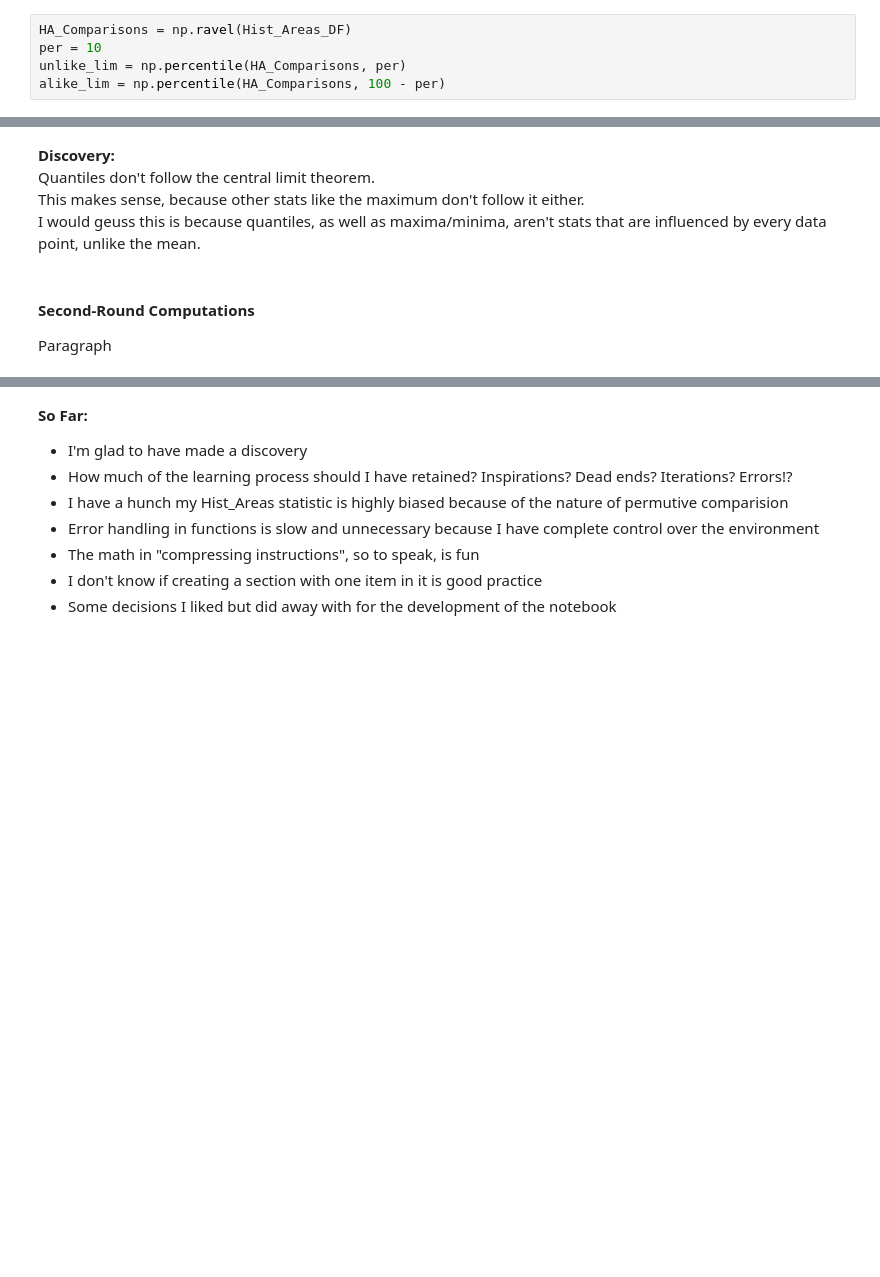
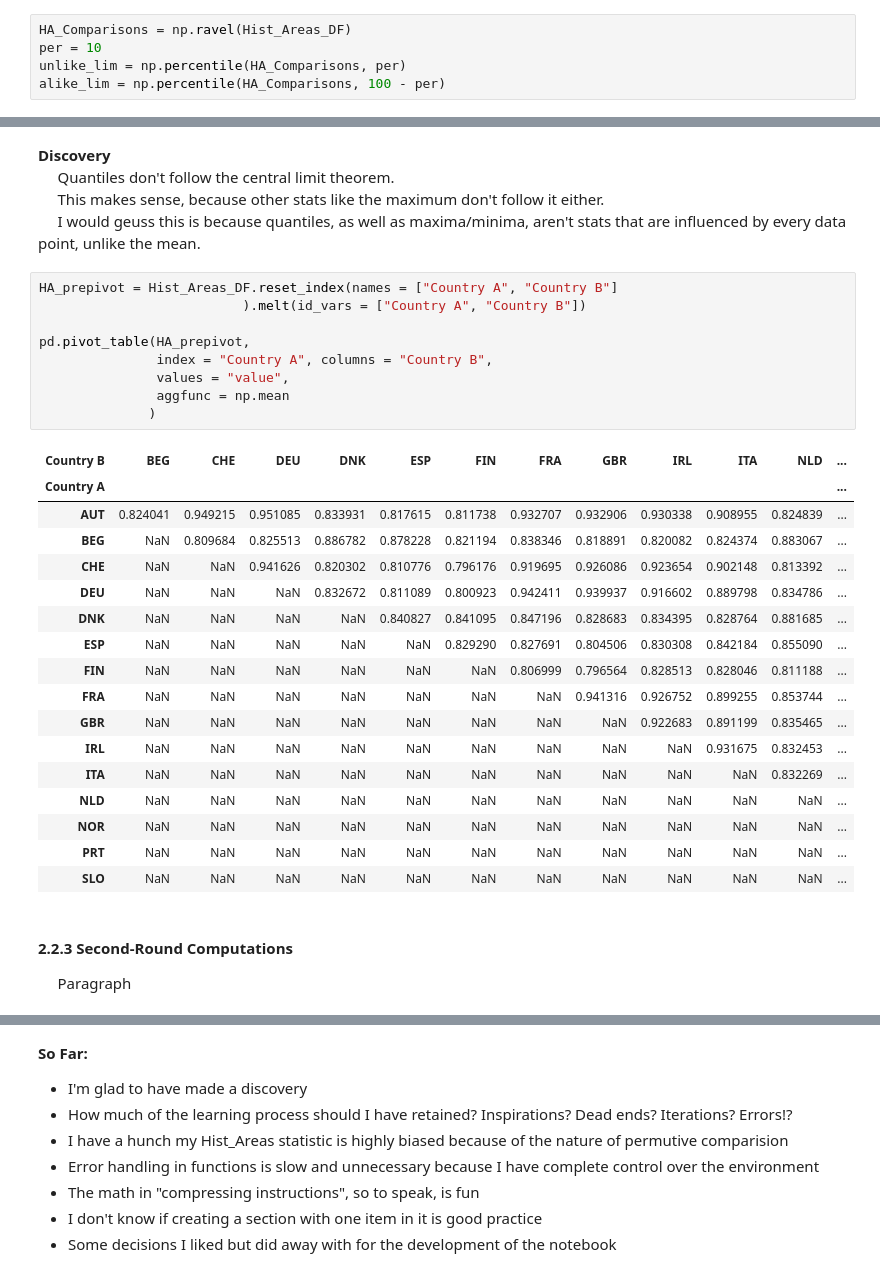
Before and after one commit to EvansOMalley/Personal-Project-Summer-2026, a Jupyter notebook: Summer-2026.ipynb, the cells around one changed output, grey strips where cells are left out. Drawn from its saved outputs; the diff is of its cells as text; blank space fills up the shorter version.

```diff
--- a/Summer-2026.ipynb
+++ b/Summer-2026.ipynb
@@ -955,9 +966,40 @@ pass
 # %% [markdown]
-__Discovery:__
+**Discovery**
+&nbsp;&nbsp;&nbsp;&nbsp;
 Quantiles don't follow the central limit theorem.
+&nbsp;&nbsp;&nbsp;&nbsp;
 This makes sense, because other stats like the maximum don't follow it either.
+&nbsp;&nbsp;&nbsp;&nbsp;
 I would geuss this is because quantiles, as well as maxima/minima, aren't stats that are influenced by every data point, unlike the mean.
+# %%
+HA_prepivot = Hist_Areas_DF.reset_index(names = ["Country A", "Country B"]
+                          ).melt(id_vars = ["Country A", "Country B"])
+
+pd.pivot_table(HA_prepivot,
+               index = "Country A", columns = "Country B",
+               values = "value",
+               aggfunc = np.mean
+              )
+# %% [output]
+| Country B | BEG | CHE | DEU | DNK | ESP | FIN | FRA | GBR | IRL | ITA | NLD | ... |
+| Country A |  |  |  |  |  |  |  |  |  |  |  | ... |
+| AUT | 0.824041 | 0.949215 | 0.951085 | 0.833931 | 0.817615 | 0.811738 | 0.932707 | 0.932906 | 0.930338 | 0.908955 | 0.824839 | ... |
+| BEG | NaN | 0.809684 | 0.825513 | 0.886782 | 0.878228 | 0.821194 | 0.838346 | 0.818891 | 0.820082 | 0.824374 | 0.883067 | ... |
+| CHE | NaN | NaN | 0.941626 | 0.820302 | 0.810776 | 0.796176 | 0.919695 | 0.926086 | 0.923654 | 0.902148 | 0.813392 | ... |
+| DEU | NaN | NaN | NaN | 0.832672 | 0.811089 | 0.800923 | 0.942411 | 0.939937 | 0.916602 | 0.889798 | 0.834786 | ... |
+| DNK | NaN | NaN | NaN | NaN | 0.840827 | 0.841095 | 0.847196 | 0.828683 | 0.834395 | 0.828764 | 0.881685 | ... |
+| ESP | NaN | NaN | NaN | NaN | NaN | 0.829290 | 0.827691 | 0.804506 | 0.830308 | 0.842184 | 0.855090 | ... |
+| FIN | NaN | NaN | NaN | NaN | NaN | NaN | 0.806999 | 0.796564 | 0.828513 | 0.828046 | 0.811188 | ... |
+| FRA | NaN | NaN | NaN | NaN | NaN | NaN | NaN | 0.941316 | 0.926752 | 0.899255 | 0.853744 | ... |
+| GBR | NaN | NaN | NaN | NaN | NaN | NaN | NaN | NaN | 0.922683 | 0.891199 | 0.835465 | ... |
+| IRL | NaN | NaN | NaN | NaN | NaN | NaN | NaN | NaN | NaN | 0.931675 | 0.832453 | ... |
+| ITA | NaN | NaN | NaN | NaN | NaN | NaN | NaN | NaN | NaN | NaN | 0.832269 | ... |
+| NLD | NaN | NaN | NaN | NaN | NaN | NaN | NaN | NaN | NaN | NaN | NaN | ... |
+| NOR | NaN | NaN | NaN | NaN | NaN | NaN | NaN | NaN | NaN | NaN | NaN | ... |
+| PRT | NaN | NaN | NaN | NaN | NaN | NaN | NaN | NaN | NaN | NaN | NaN | ... |
+| SLO | NaN | NaN | NaN | NaN | NaN | NaN | NaN | NaN | NaN | NaN | NaN | ... |
 # %% [markdown]
-#### Second-Round Computations
+#### 2.2.3 Second-Round Computations
+&nbsp;&nbsp;&nbsp;&nbsp;
 Paragraph
 # %%
```
Also changed, not shown: parts of 25 cells of this notebook.
